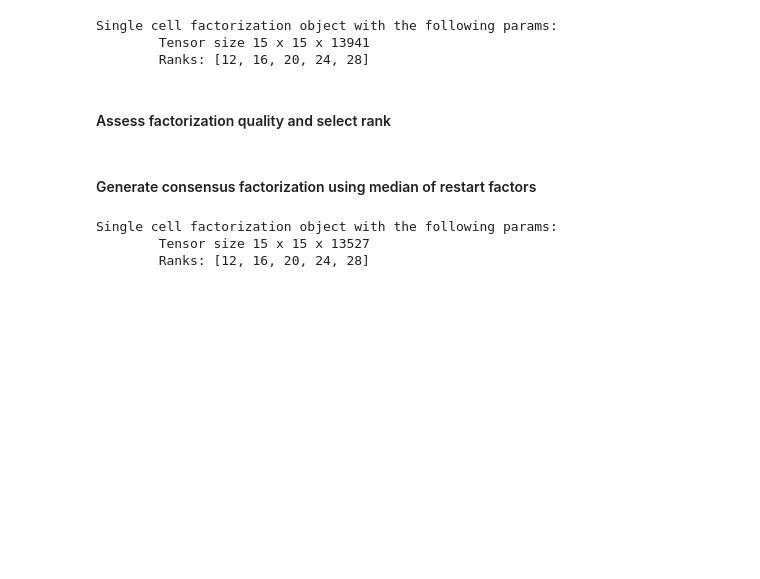
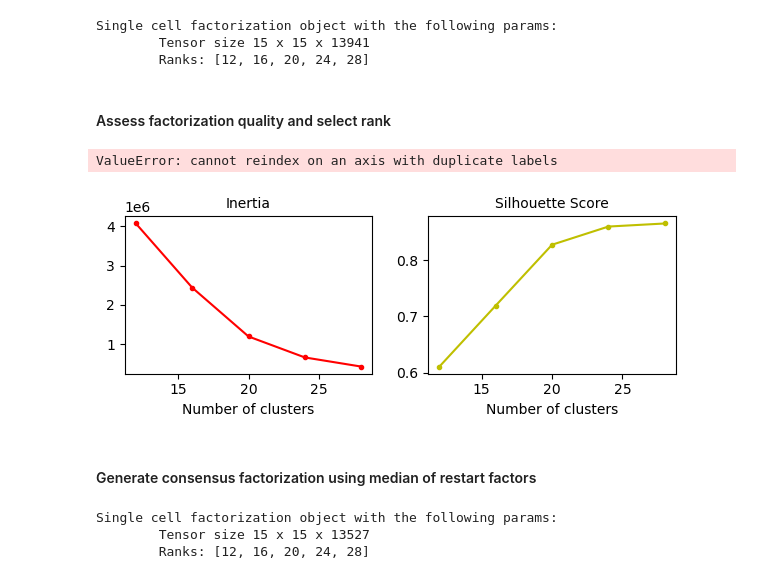
Before and after one commit to klarman-cell-observatory/scBTF, a Jupyter notebook: chl_analysis/factorization_analysis.ipynb, the cells around one changed output. Cells and saved outputs as stored; diff of their text form; code cells hidden in the pictures; blank space fills up the shorter version.

```diff
--- a/chl_analysis/factorization_analysis.ipynb
+++ b/chl_analysis/factorization_analysis.ipynb
@@ -44,9 +44,13 @@ Single cell factorization object with the following params:
 # %% [markdown]
 #### Assess factorization quality and select rank
 # %%
-fig = factorization_set.rank_metrics_plot()
+_ = factorization_set.rank_metrics_plot()
+# %% [output]
+ValueError: cannot reindex on an axis with duplicate labels
 # %%
-factorization_set.plot_gene_factor_cluster_metrics_per_rank(rank=20)
+_ = factorization_set.plot_gene_factor_cluster_metrics_per_rank(rank=20)
+# %% [output]
+[figure, added]
 # %%
 factorization_set.gene_consensus_matrix_plots()
 # %% [markdown]
```
Also changed, not shown: 2 other files.
